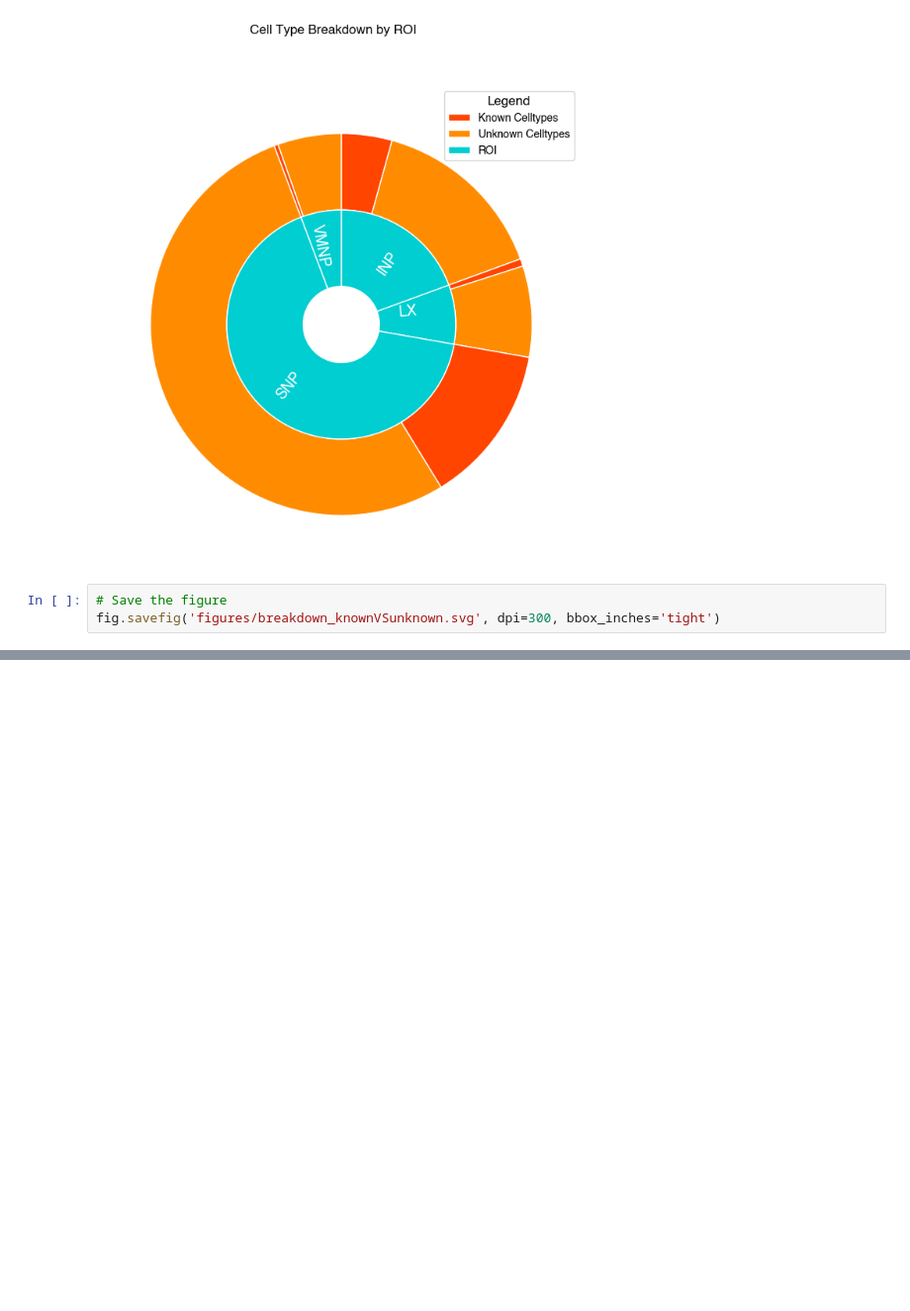
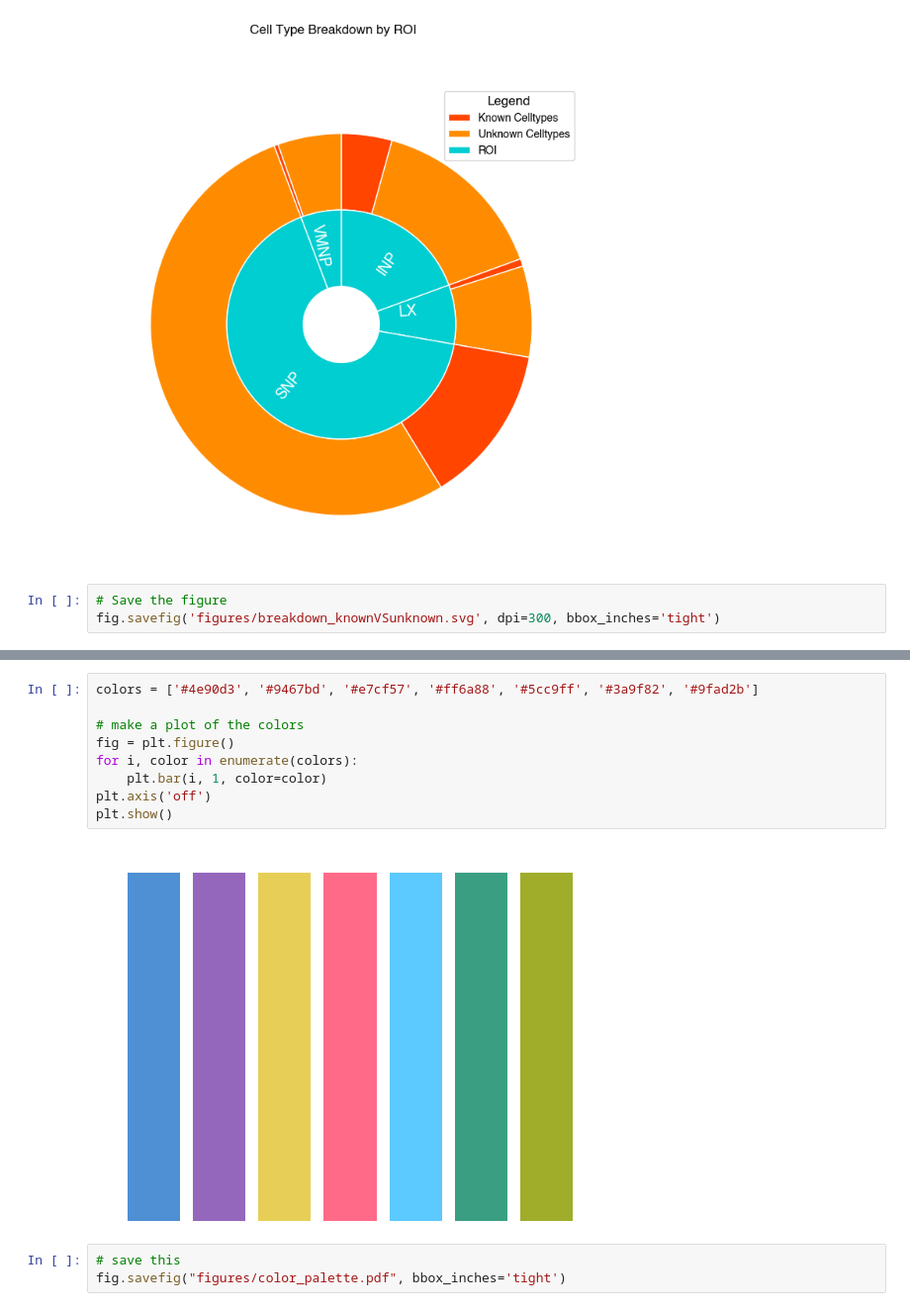
Before and after one commit to Gutierrez-lab/oviIN-analyses-gabrielle, a Jupyter notebook: hub_bespoke.ipynb, the cells around one changed output, grey strips where cells are left out. Shown at 99% size. Drawn from its saved outputs; the diff is of its cells as text; blank space fills up the shorter version.

```diff
--- a/hub_bespoke.ipynb
+++ b/hub_bespoke.ipynb
@@ -852,0 +1062,14 @@ fig.savefig('figures/breakdown_knownVSunknown.svg', dpi=300, bbox_inches='tight'
+# %%
+colors = ['#4e90d3', '#9467bd', '#e7cf57', '#ff6a88', '#5cc9ff', '#3a9f82', '#9fad2b']
+
+# make a plot of the colors
+fig = plt.figure()
+for i, color in enumerate(colors):
+    plt.bar(i, 1, color=color)
+plt.axis('off')
+plt.show()
+# %% [output]
+[figure, added]
+# %%
+# save this
+fig.savefig("figures/color_palette.pdf", bbox_inches='tight')
```
Also changed, not shown: parts of 29 cells of this notebook, 10 other files.
